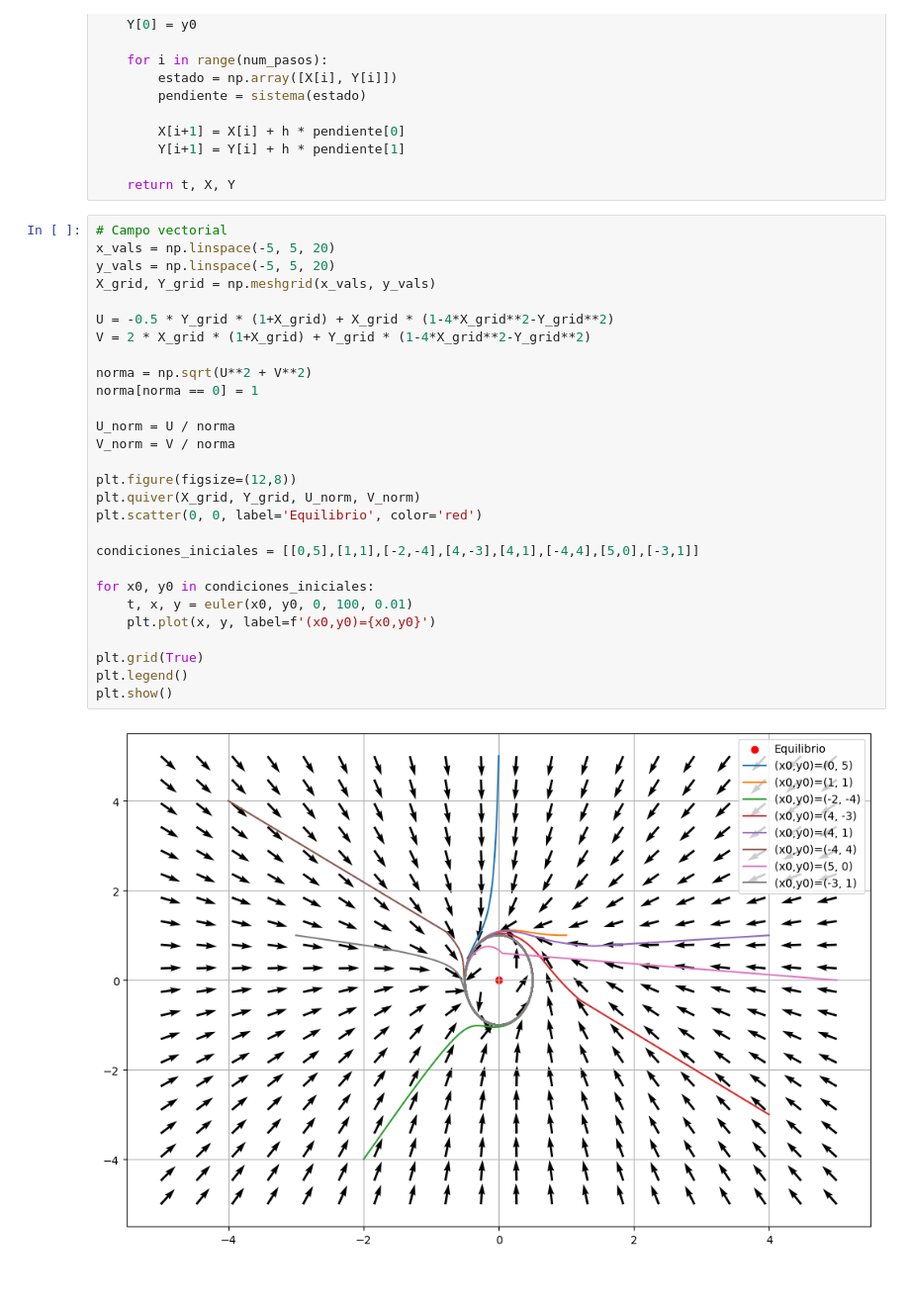
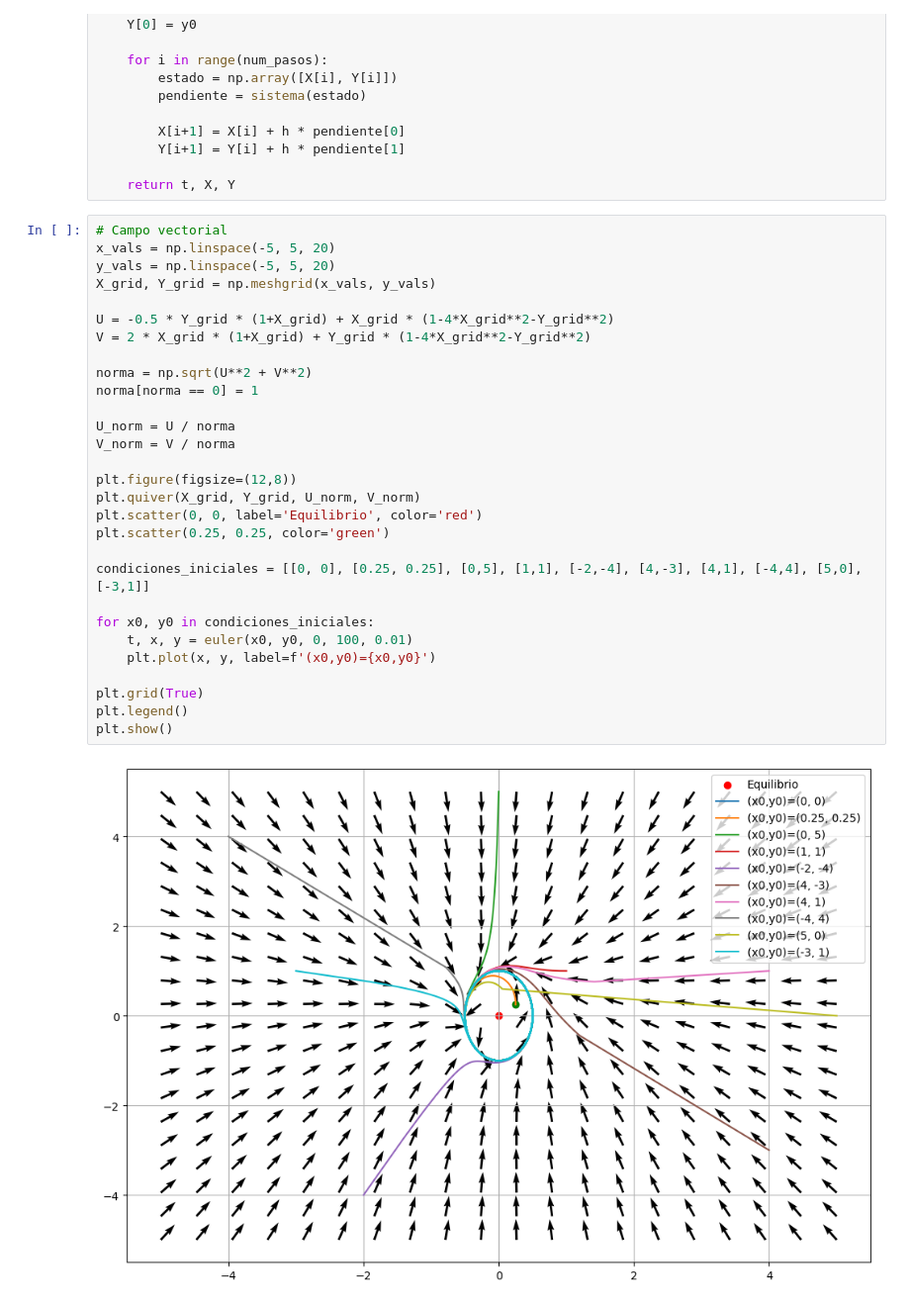
Before and after one commit to Dowhyj32/Modelado-Continuo, a Jupyter notebook: Modelos_de_EDOs/Practica/Ej_22.ipynb, the cells around one changed output. Shown at 99% size. Cells and saved outputs as stored; diff of their text form.

```diff
--- a/Modelos_de_EDOs/Practica/Ej_22.ipynb
+++ b/Modelos_de_EDOs/Practica/Ej_22.ipynb
@@ -40,30 +40,31 @@ def euler(x0, y0, t0, tf, h):
 # %%
 # Campo vectorial
 x_vals = np.linspace(-5, 5, 20)
 y_vals = np.linspace(-5, 5, 20)
 X_grid, Y_grid = np.meshgrid(x_vals, y_vals)
 
 U = -0.5 * Y_grid * (1+X_grid) + X_grid * (1-4*X_grid**2-Y_grid**2)
 V = 2 * X_grid * (1+X_grid) + Y_grid * (1-4*X_grid**2-Y_grid**2)
 
 norma = np.sqrt(U**2 + V**2)
 norma[norma == 0] = 1
 
 U_norm = U / norma
 V_norm = V / norma
 
 plt.figure(figsize=(12,8))
 plt.quiver(X_grid, Y_grid, U_norm, V_norm)
 plt.scatter(0, 0, label='Equilibrio', color='red')
+plt.scatter(0.25, 0.25, color='green')
 
-condiciones_iniciales = [[0,5],[1,1],[-2,-4],[4,-3],[4,1],[-4,4],[5,0],[-3,1]]
+condiciones_iniciales = [[0, 0], [0.25, 0.25], [0,5], [1,1], [-2,-4], [4,-3], [4,1], [-4,4], [5,0], [-3,1]]
 
 for x0, y0 in condiciones_iniciales:
     t, x, y = euler(x0, y0, 0, 100, 0.01)
     plt.plot(x, y, label=f'(x0,y0)={x0,y0}')
 
 plt.grid(True)
 plt.legend()
 plt.show()
 # %% [output]
-[figure, old version]
+[figure, new version]
```
Also changed, not shown: parts of 2 cells of this notebook.
